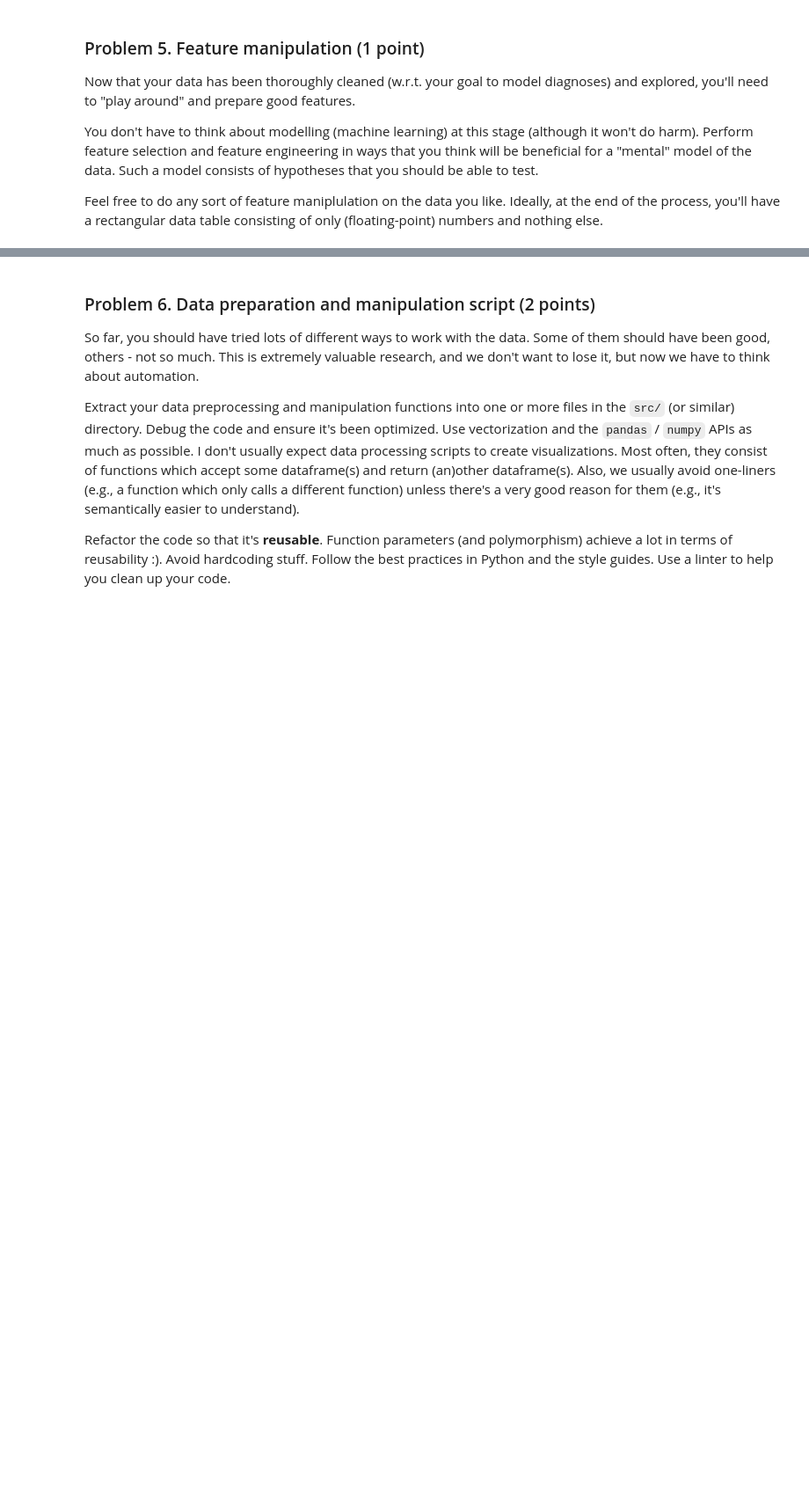
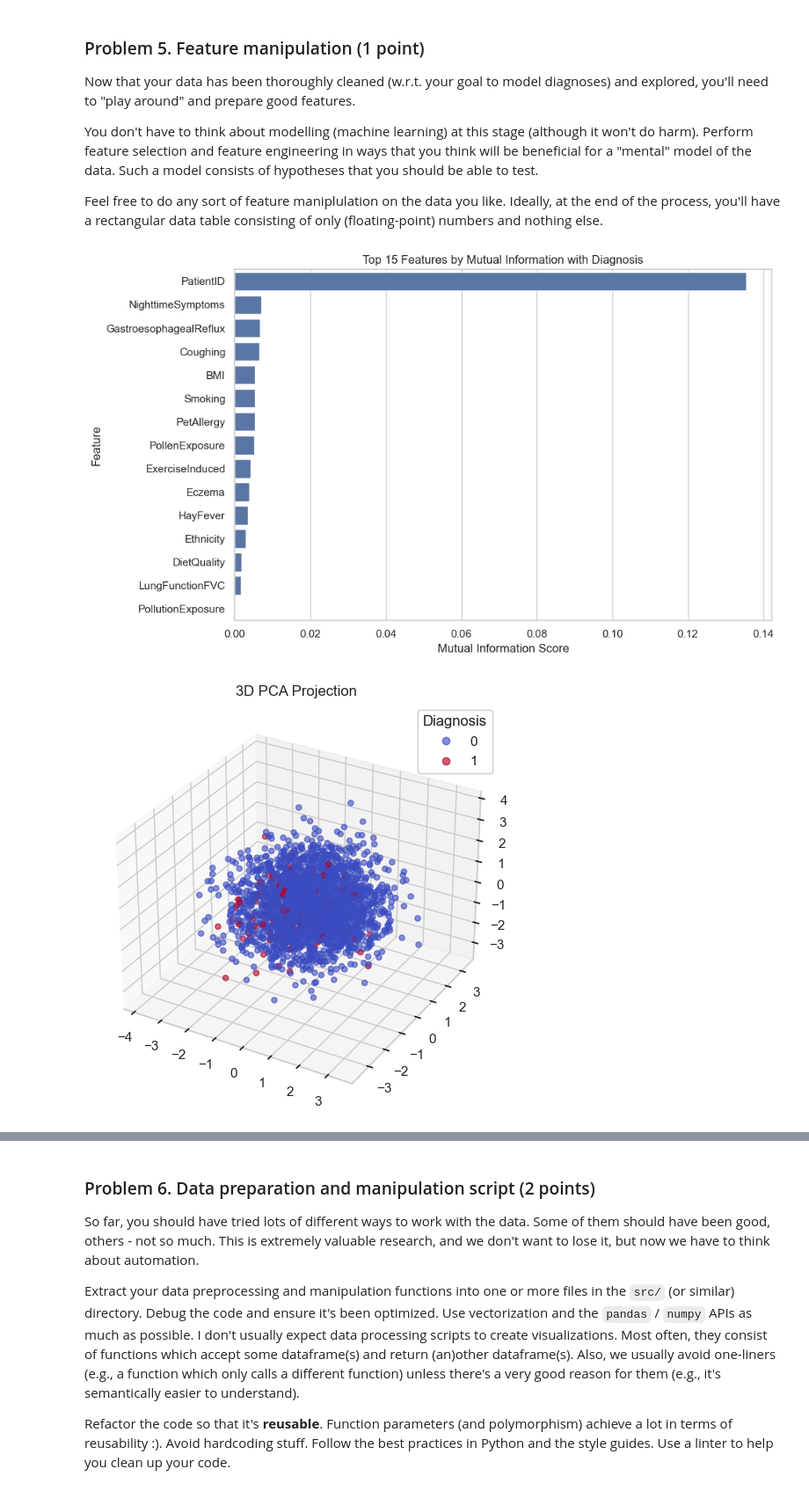
Before and after one commit to Atanas9205/asthma-diagnosis-project, a Jupyter notebook: DS Project Archiecture Lab.ipynb, the cells around one changed output, grey strips where cells are left out. Shown at 88% size. Cells and saved outputs as stored; diff of their text form; code cells hidden in the pictures; blank space fills up the shorter version.

```diff
--- a/DS Project Archiecture Lab.ipynb
+++ b/DS Project Archiecture Lab.ipynb
@@ -86,3 +445,75 @@ Now that your data has been thoroughly cleaned (w.r.t. your goal to model diagno
 You don't have to think about modelling (machine learning) at this stage (although it won't do harm). Perform feature selection and feature engineering in ways that you think will be beneficial for a "mental" model of the data. Such a model consists of hypotheses that you should be able to test.
 
 Feel free to do any sort of feature maniplulation on the data you like. Ideally, at the end of the process, you'll have a rectangular data table consisting of only (floating-point) numbers and nothing else.
+# %%
+# Separate target before normalization
+target = df_cleaned['Diagnosis'].astype(int)  # must be discrete for mutual_info_classif
+
+# Drop target from features
+df_features = df_cleaned.drop(columns=['Diagnosis'])
+
+# One-hot encode categorical variables
+df_encoded = pd.get_dummies(df_features, drop_first=True)
+
+# Normalize numerical features
+from sklearn.preprocessing import StandardScaler
+scaler = StandardScaler()
+
+# Detect numeric columns after encoding
+final_numeric_cols = df_encoded.select_dtypes(include=np.number).columns
+df_encoded[final_numeric_cols] = scaler.fit_transform(df_encoded[final_numeric_cols])
+
+# -----------------------------------------
+# Mutual Information Feature Selection
+# -----------------------------------------
+from sklearn.feature_selection import mutual_info_classif
+
+mi = mutual_info_classif(df_encoded, target)
+mi_series = pd.Series(mi, index=df_encoded.columns).sort_values(ascending=False)
+
+# Visualize Mutual Information
+plt.figure(figsize=(10, 6))
+sns.barplot(x=mi_series.values[:15], y=mi_series.index[:15])
+plt.title("Top 15 Features by Mutual Information with Diagnosis")
+plt.xlabel("Mutual Information Score")
+plt.ylabel("Feature")
+plt.tight_layout()
+plt.show()
+
+# -----------------------------------------
+# 3D PCA Projection
+# -----------------------------------------
+from sklearn.decomposition import PCA
+from mpl_toolkits.mplot3d import Axes3D
+
+pca = PCA(n_components=3)
+X_pca = pca.fit_transform(df_encoded)
+
+fig = plt.figure(figsize=(8, 6))
+ax = fig.add_subplot(111, projection='3d')
+scatter = ax.scatter(X_pca[:, 0], X_pca[:, 1], X_pca[:, 2],
+                     c=target, cmap='coolwarm', alpha=0.6)
+legend1 = ax.legend(*scatter.legend_elements(), title="Diagnosis")
+ax.add_artist(legend1)
+ax.set_title("3D PCA Projection")
+plt.show()
+
+# -----------------------------------------
+# UMAP Projection
+# -----------------------------------------
+import umap.umap_ as umap
+
+reducer = umap.UMAP(random_state=42)
+embedding = reducer.fit_transform(df_encoded)
+
+plt.figure(figsize=(8, 6))
+sns.scatterplot(x=embedding[:, 0], y=embedding[:, 1], hue=target, palette="coolwarm")
+plt.title("UMAP Projection")
+plt.xlabel("UMAP-1")
+plt.ylabel("UMAP-2")
+plt.legend(title='Diagnosis')
+plt.tight_layout()
+plt.show()
+# %% [output]
+[figure, added]
+[figure, added]
```
Also changed, not shown: parts of 28 cells of this notebook, 1 other file.
